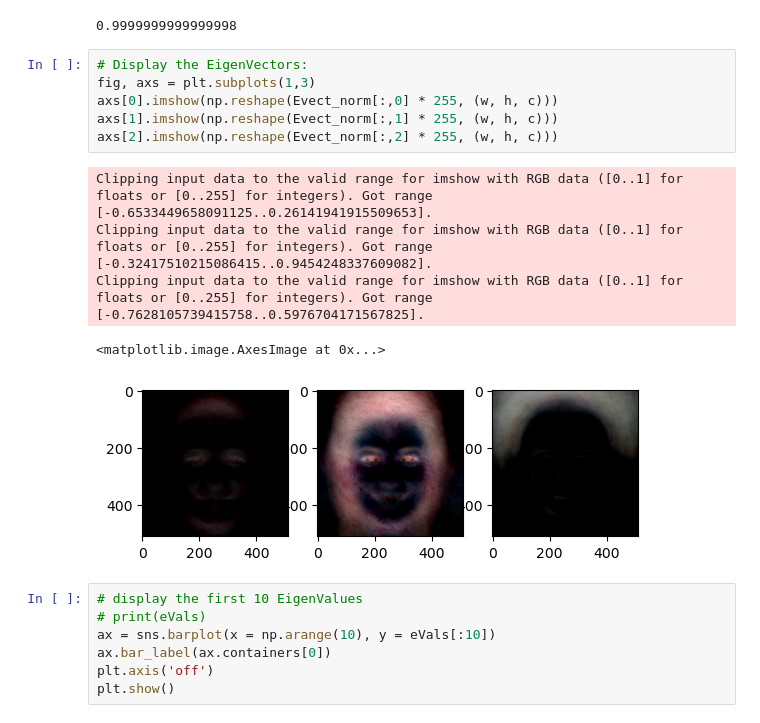
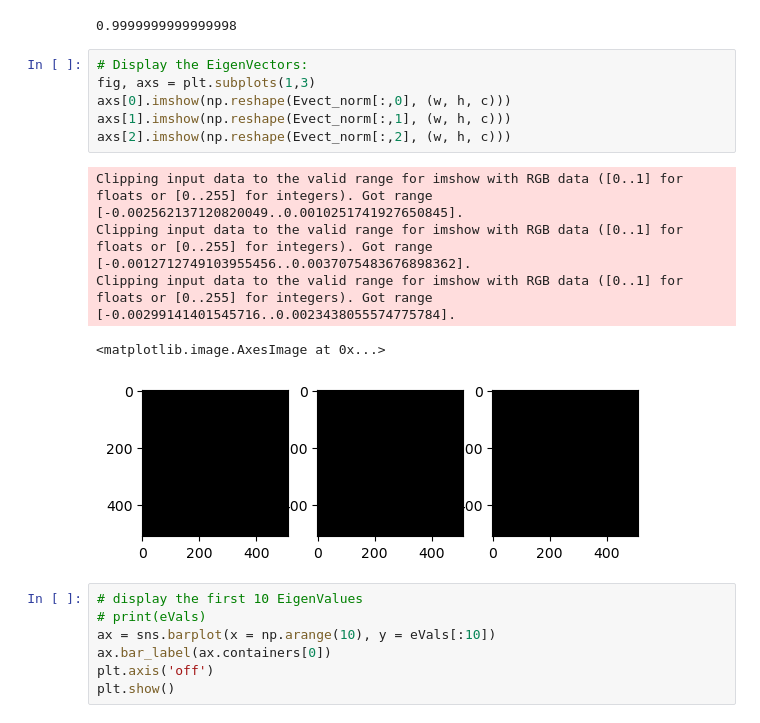
Before and after one commit to chengyuyang-njit/SIGNAL-2025, a Jupyter notebook: code/pca-distance.ipynb, the cells around one changed output. Saved outputs shown, nothing was run; the diff lists cells and outputs as text.

```diff
--- a/code/pca-distance.ipynb
+++ b/code/pca-distance.ipynb
@@ -111,15 +111,15 @@ print(np.linalg.norm(Evect_norm[:,0]))
 # %%
 # Display the EigenVectors:
 fig, axs = plt.subplots(1,3)
-axs[0].imshow(np.reshape(Evect_norm[:,0] * 255, (w, h, c)))
-axs[1].imshow(np.reshape(Evect_norm[:,1] * 255, (w, h, c)))
-axs[2].imshow(np.reshape(Evect_norm[:,2] * 255, (w, h, c)))
+axs[0].imshow(np.reshape(Evect_norm[:,0], (w, h, c)))
+axs[1].imshow(np.reshape(Evect_norm[:,1], (w, h, c)))
+axs[2].imshow(np.reshape(Evect_norm[:,2], (w, h, c)))
 # %% [output]
-Clipping input data to the valid range for imshow with RGB data ([0..1] for floats or [0..255] for integers). Got range [-0.6533449658091125..0.26141941915509653].
-Clipping input data to the valid range for imshow with RGB data ([0..1] for floats or [0..255] for integers). Got range [-0.32417510215086415..0.9454248337609082].
-Clipping input data to the valid range for imshow with RGB data ([0..1] for floats or [0..255] for integers). Got range [-0.7628105739415758..0.5976704171567825].
+Clipping input data to the valid range for imshow with RGB data ([0..1] for floats or [0..255] for integers). Got range [-0.002562137120820049..0.0010251741927650845].
+Clipping input data to the valid range for imshow with RGB data ([0..1] for floats or [0..255] for integers). Got range [-0.0012712749103955456..0.0037075483676898362].
+Clipping input data to the valid range for imshow with RGB data ([0..1] for floats or [0..255] for integers). Got range [-0.00299141401545716..0.0023438055574775784].
 <matplotlib.image.AxesImage at 0x...>
-[figure, old version]
+[figure, new version]
 # %%
 # display the first 10 EigenValues
 # print(eVals)
```
Also changed, not shown: parts of 1 cell of this notebook, 11 other files.
